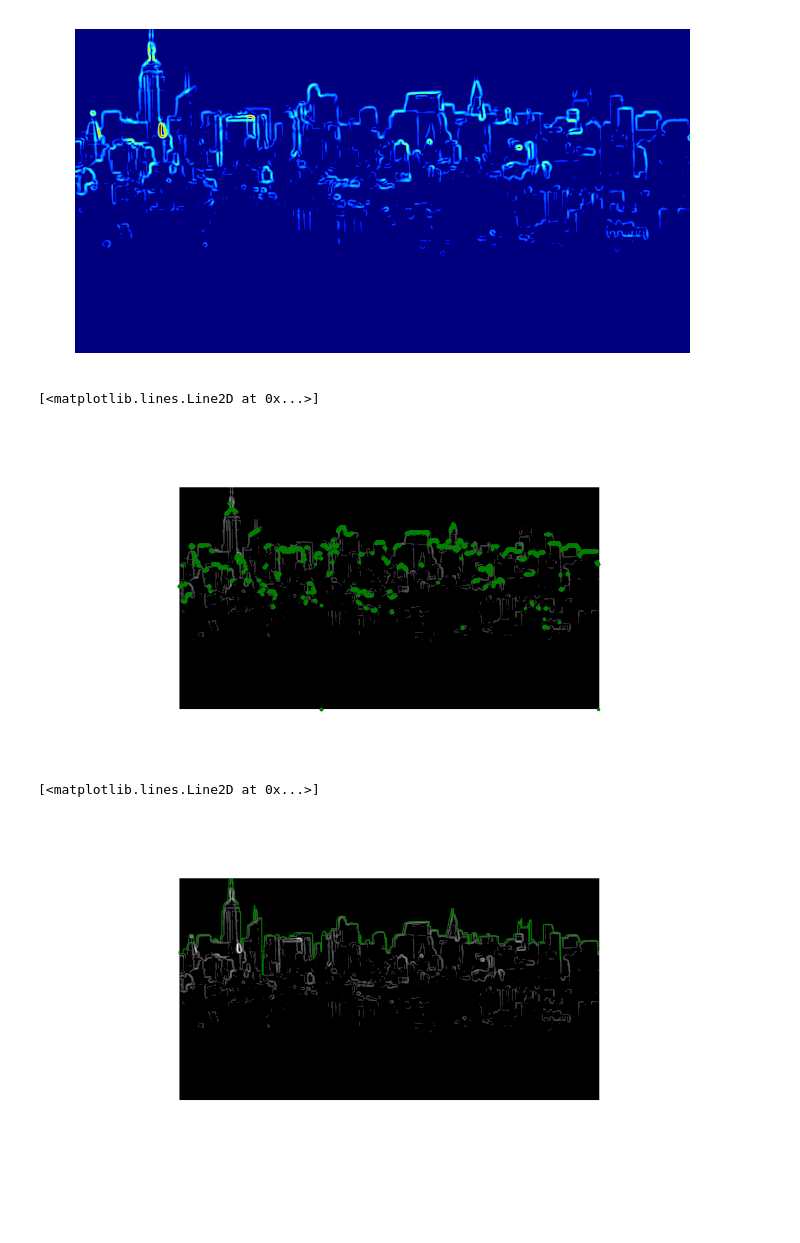
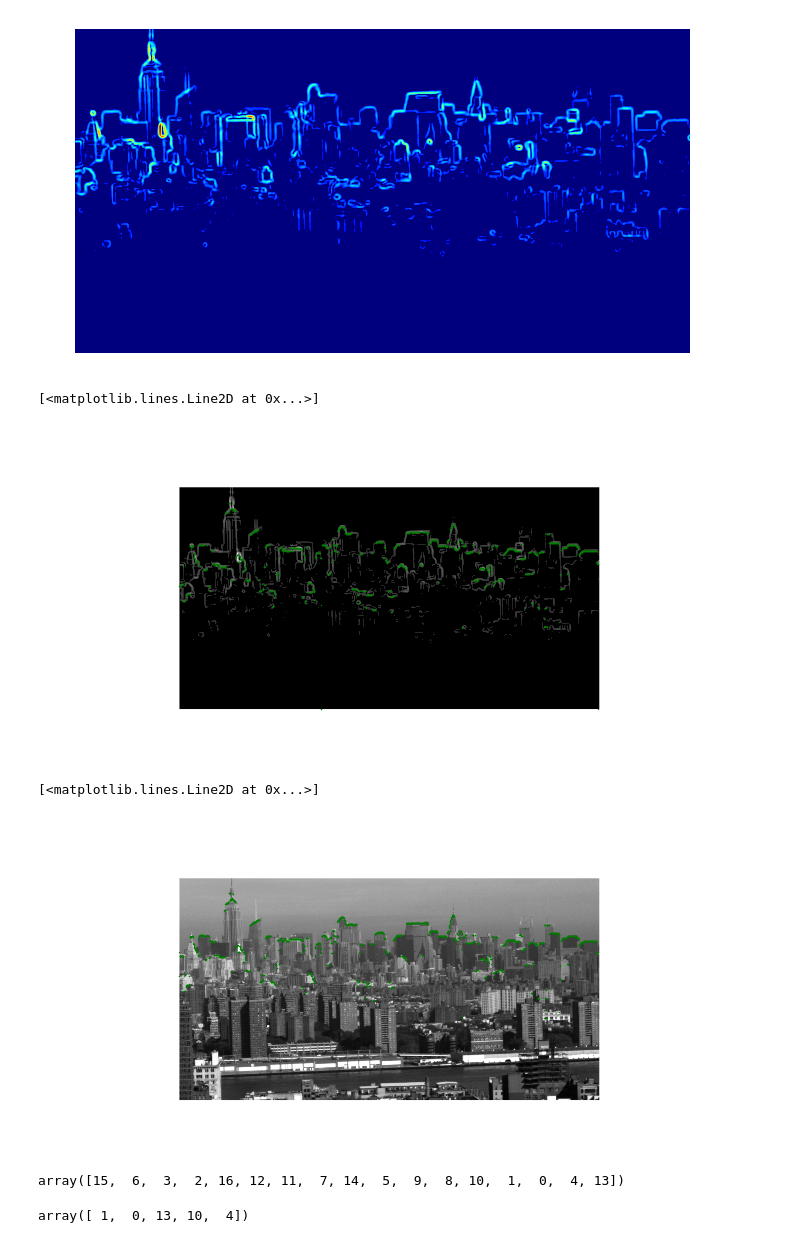
Before and after one commit to gdobler/cuip, a Jupyter notebook: cuip/plumes/IlanImgProc/imgProc1.ipynb, the cells around one changed output. Saved outputs shown, nothing was run; the diff lists cells and outputs as text; code cells hidden in the pictures; blank space fills up the shorter version.

```diff
--- a/cuip/plumes/IlanImgProc/imgProc1.ipynb
+++ b/cuip/plumes/IlanImgProc/imgProc1.ipynb
@@ -68,19 +70,35 @@ cols = imgedge2.shape[1]
 envelope = [np.where(imgedge[:,i] == ymax[i])[0][-1] for i in range(cols)][1:]
 # %%
 showme(imgedge2, cmap = 'gray')
-pl.plot(np.arange(imgedge2.shape[1])[1:], envelope, 'g.')
+pl.plot(np.arange(imgedge2.shape[1])[1:], envelope, 'g.', ms = 1.5)
 # %% [output]
 [<matplotlib.lines.Line2D at 0x...>]
-[figure, old version]
+[figure, new version]
 # %%
-grad_max = []
-for i in range(cols):
-    grad = np.gradient(imgedge2[:,i])
-    grad_max.append(np.argpartition(grad, -20)[-20:].min())
+#grad_max = []
+
+#for i in range(cols):
+#    grad = np.gradient(imgedge2[:,i])
+#    grad_max.append(np.argpartition(grad, -10, axis = 0)[-10:].min())
+#%timeit skyline()
+# %%
+rows = imgedge2.shape[0]
+cols = imgedge2.shape[1]
+
+grad_1 = [np.argpartition(imgedge2[:, i], -10)[-10:].min() for i in range(cols)]
+
+grad_2 = [np.argsort(np.gradient(imgedge2[:, i]))[-20:].min() for i in range(cols)]
+
+#grad_min = [np.argmin(np.gradient(imgedge2[:, i])) for i in range(cols)]
+
+
+#%timeit grad_min
 # %%
-showme(imgedge2, cmap = 'gray')
-plt.plot(np.arange(imgedge2.shape[1]), grad_max, 'g-', ms = 1.5)
+showme(img2d, cmap = 'gray')
+plt.plot(np.arange(imgedge2.shape[1]), grad_1, 'g.', ms = 1.5)
+#plt.plot(np.arange(imgedge2.shape[1]), grad_2, 'b.', ms = 1.5)
+#plt.plot(np.arange(imgedge2.shape[1]), grad_min, 'r.', ms = 1.5)
 #plt.axhline(y = threshold)
 # %% [output]
 [<matplotlib.lines.Line2D at 0x...>]
-[figure, old version]
+[figure, new version]
@@ -86,0 +107,9 @@ plt.plot(np.arange(imgedge2.shape[1]), grad_max, 'g-', ms = 1.5)
+# %%
+np.argsort(a)
+# %% [output]
+array([15,  6,  3,  2, 16, 12, 11,  7, 14,  5,  9,  8, 10,  1,  0,  4, 13])
+# %%
+np.argpartition(-a, 5)[:5]
+#np.partition(-a, 5)[5:]
+# %% [output]
+array([ 1,  0, 13, 10,  4])
```
Also changed, not shown: parts of 5 cells of this notebook.
